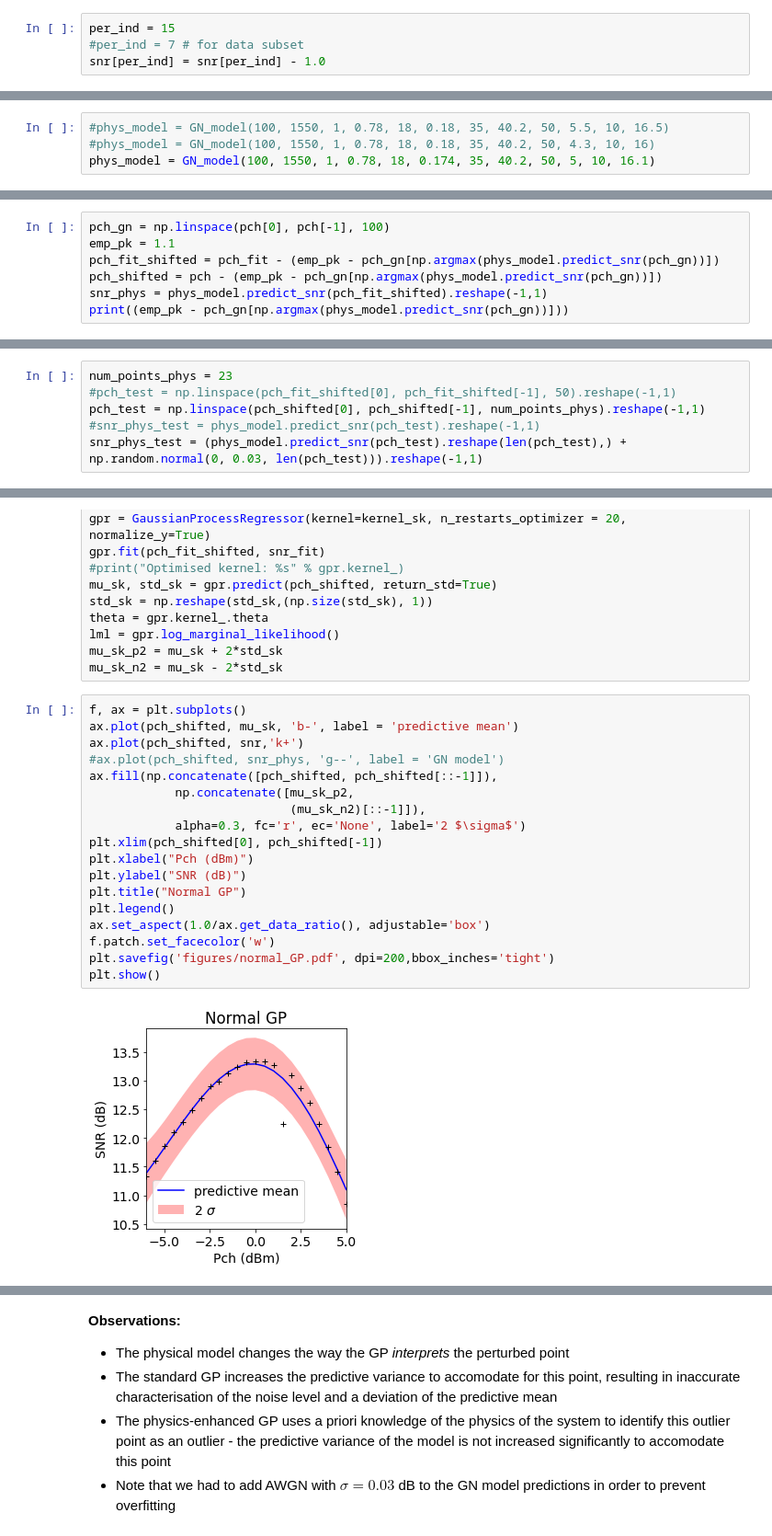
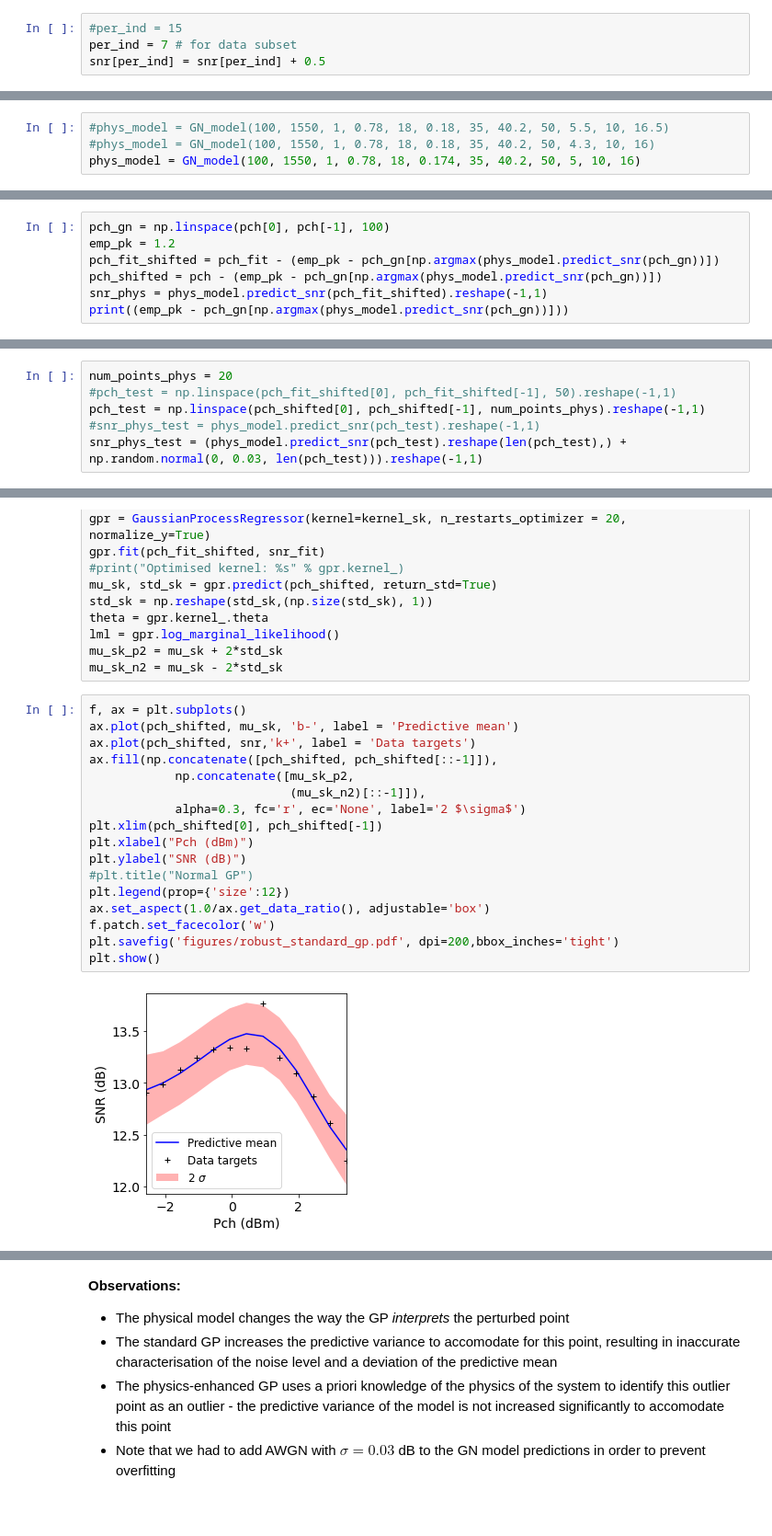
Before and after one commit to joshnevin/physics_enhanced_GPs, a Jupyter notebook: GN_model_enhanced_GPs_robust.ipynb, the cells around one changed output, grey strips where cells are left out. Shown: that part at 92% size. Cells and saved outputs as stored; diff of their text form; blank space fills up the shorter version.

Commit message:
GN model compensation study

```diff
--- a/GN_model_enhanced_GPs_robust.ipynb
+++ b/GN_model_enhanced_GPs_robust.ipynb
@@ -32,9 +32,9 @@ len(pch)
 # %% [markdown]
 Add a large perturbation to one of the points to see if the physical model-enhanced GP is more robust to it.
 # %%
-per_ind = 15
-#per_ind = 7 # for data subset
-snr[per_ind] = snr[per_ind] - 1.0
+#per_ind = 15
+per_ind = 7 # for data subset
+snr[per_ind] = snr[per_ind] + 0.5
 # %% [markdown]
 Use all data for fitting.
 # %%
@@ -54,4 +54,4 @@ plt.show()
 # %%
 #phys_model = GN_model(100, 1550, 1, 0.78, 18, 0.18, 35, 40.2, 50, 5.5, 10, 16.5)
 #phys_model = GN_model(100, 1550, 1, 0.78, 18, 0.18, 35, 40.2, 50, 4.3, 10, 16)
-phys_model = GN_model(100, 1550, 1, 0.78, 18, 0.174, 35, 40.2, 50, 5, 10, 16.1)
+phys_model = GN_model(100, 1550, 1, 0.78, 18, 0.174, 35, 40.2, 50, 5, 10, 16)
@@ -71,7 +71,7 @@ plt.show()
 According to Javier, the measurements of Pch may not be reliable and we may need to shift them in order to obtain agreement with the GN model. We do this by calculating the input power per channel that corresponds to peak SNR in the GN model and shifting the peak of measured data to line up with this prediction.
 # %%
 pch_gn = np.linspace(pch[0], pch[-1], 100)
-emp_pk = 1.1
+emp_pk = 1.2
 pch_fit_shifted = pch_fit - (emp_pk - pch_gn[np.argmax(phys_model.predict_snr(pch_gn))])
 pch_shifted = pch - (emp_pk - pch_gn[np.argmax(phys_model.predict_snr(pch_gn))])
 snr_phys = phys_model.predict_snr(pch_fit_shifted).reshape(-1,1)
@@ -97,7 +98,7 @@ plt.show()
 # %% [markdown]
 Need to think about how many datapoints I will use for the physical model - ideally dont want to use the same number of datapoints as the data as then we dont get the benefit for a low number of points...
 # %%
-num_points_phys = 23
+num_points_phys = 20
 #pch_test = np.linspace(pch_fit_shifted[0], pch_fit_shifted[-1], 50).reshape(-1,1)
 pch_test = np.linspace(pch_shifted[0], pch_shifted[-1], num_points_phys).reshape(-1,1)
 #snr_phys_test = phys_model.predict_snr(pch_test).reshape(-1,1)
@@ -144,23 +145,22 @@ mu_sk_p2 = mu_sk + 2*std_sk
 mu_sk_n2 = mu_sk - 2*std_sk
 # %%
 f, ax = plt.subplots()
-ax.plot(pch_shifted, mu_sk, 'b-', label = 'predictive mean')
-ax.plot(pch_shifted, snr,'k+')
-#ax.plot(pch_shifted, snr_phys, 'g--', label = 'GN model')
+ax.plot(pch_shifted, mu_sk, 'b-', label = 'Predictive mean')
+ax.plot(pch_shifted, snr,'k+', label = 'Data targets')
 ax.fill(np.concatenate([pch_shifted, pch_shifted[::-1]]),
             np.concatenate([mu_sk_p2,
                             (mu_sk_n2)[::-1]]),
             alpha=0.3, fc='r', ec='None', label='2 $\sigma$')
 plt.xlim(pch_shifted[0], pch_shifted[-1])
 plt.xlabel("Pch (dBm)")
 plt.ylabel("SNR (dB)")
-plt.title("Normal GP")
-plt.legend()
+#plt.title("Normal GP")
+plt.legend(prop={'size':12})
 ax.set_aspect(1.0/ax.get_data_ratio(), adjustable='box')
 f.patch.set_facecolor('w')
-plt.savefig('figures/normal_GP.pdf', dpi=200,bbox_inches='tight')
+plt.savefig('figures/robust_standard_gp.pdf', dpi=200,bbox_inches='tight')
 plt.show()
 # %% [output]
-[figure, old version]
+[figure, new version]
 # %%
 f, ax = plt.subplots()
```
Also changed, not shown: parts of 12 cells of this notebook, 2 other files.
